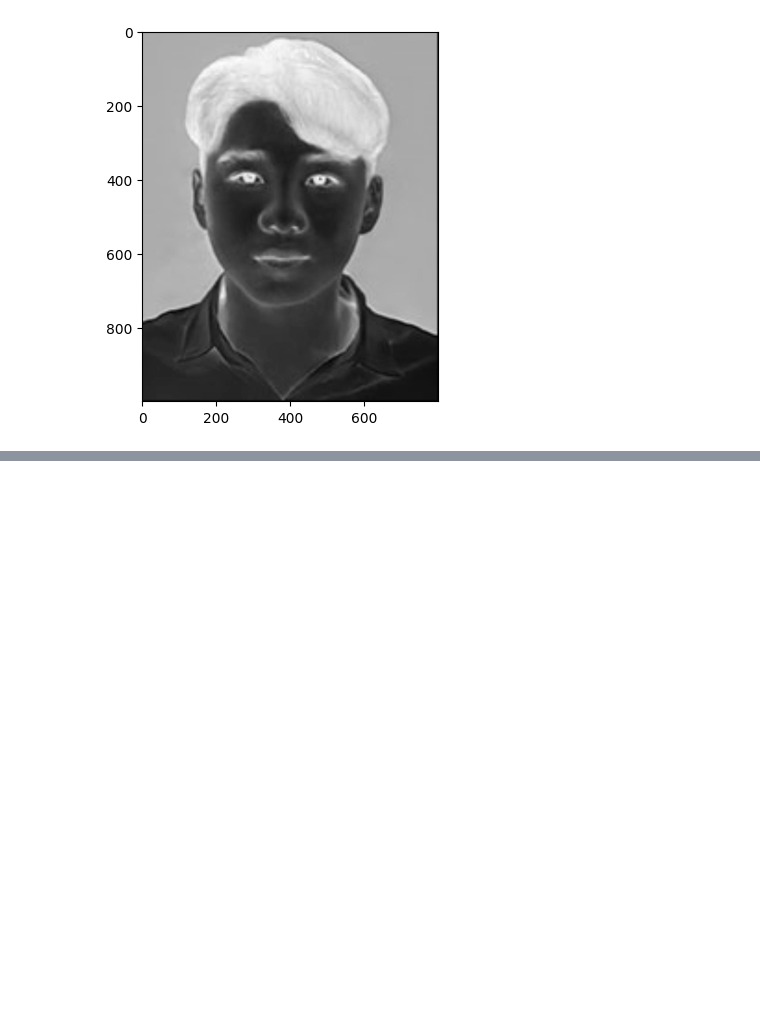
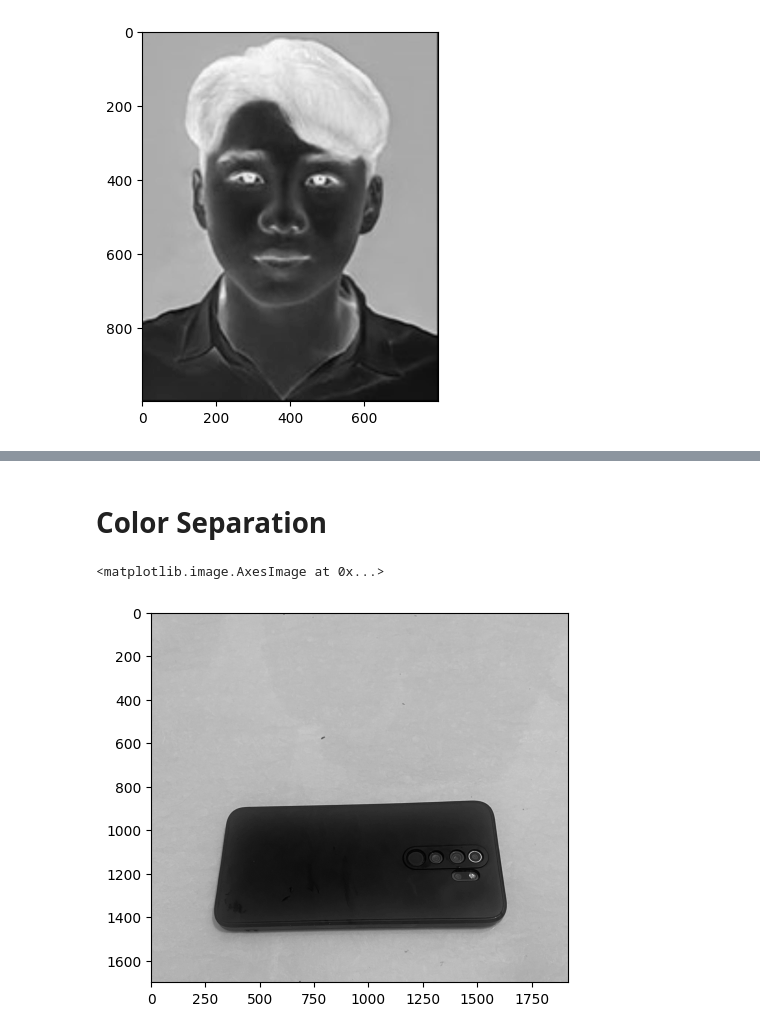
Before and after one commit to KyTranDE/Image-Proccessing, a Jupyter notebook: project1/project1.ipynb, the cells around one changed output, grey strips where cells are left out. Saved outputs shown, nothing was run; the diff lists cells and outputs as text; code cells hidden in the pictures; blank space fills up the shorter version.

```diff
--- a/project1/project1.ipynb
+++ b/project1/project1.ipynb
@@ -110,0 +98,9 @@ plt.show()
+# %% [markdown]
+# Color Separation
+# %%
+pathv2 = "./img/imagev2.jpg"
+imgv2 = grayscale_image(path= pathv2)
+plt.imshow(imgv2,cmap='gray')
+# %% [output]
+<matplotlib.image.AxesImage at 0x...>
+[figure, added]
```
Also changed, not shown: parts of 10 cells of this notebook, 2 other files.
